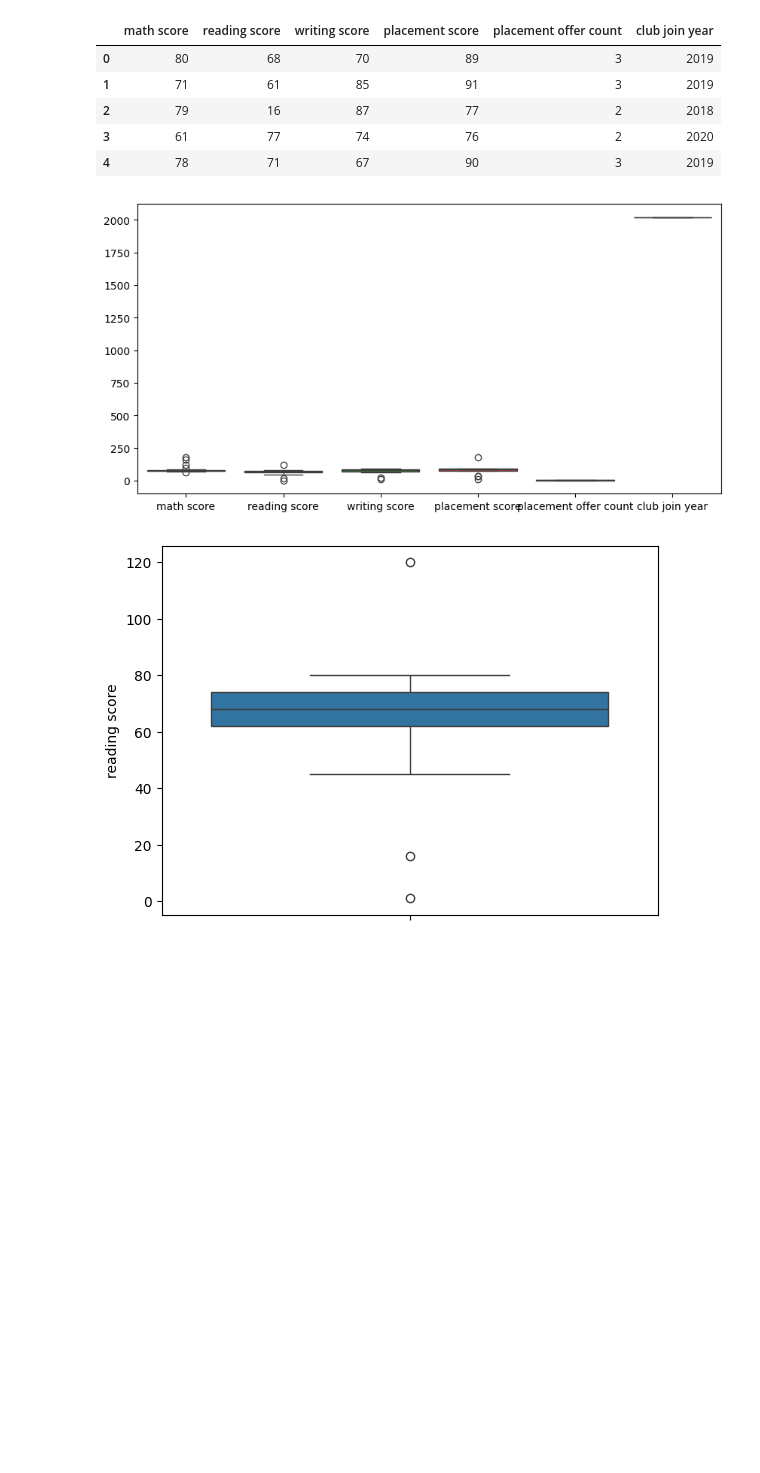
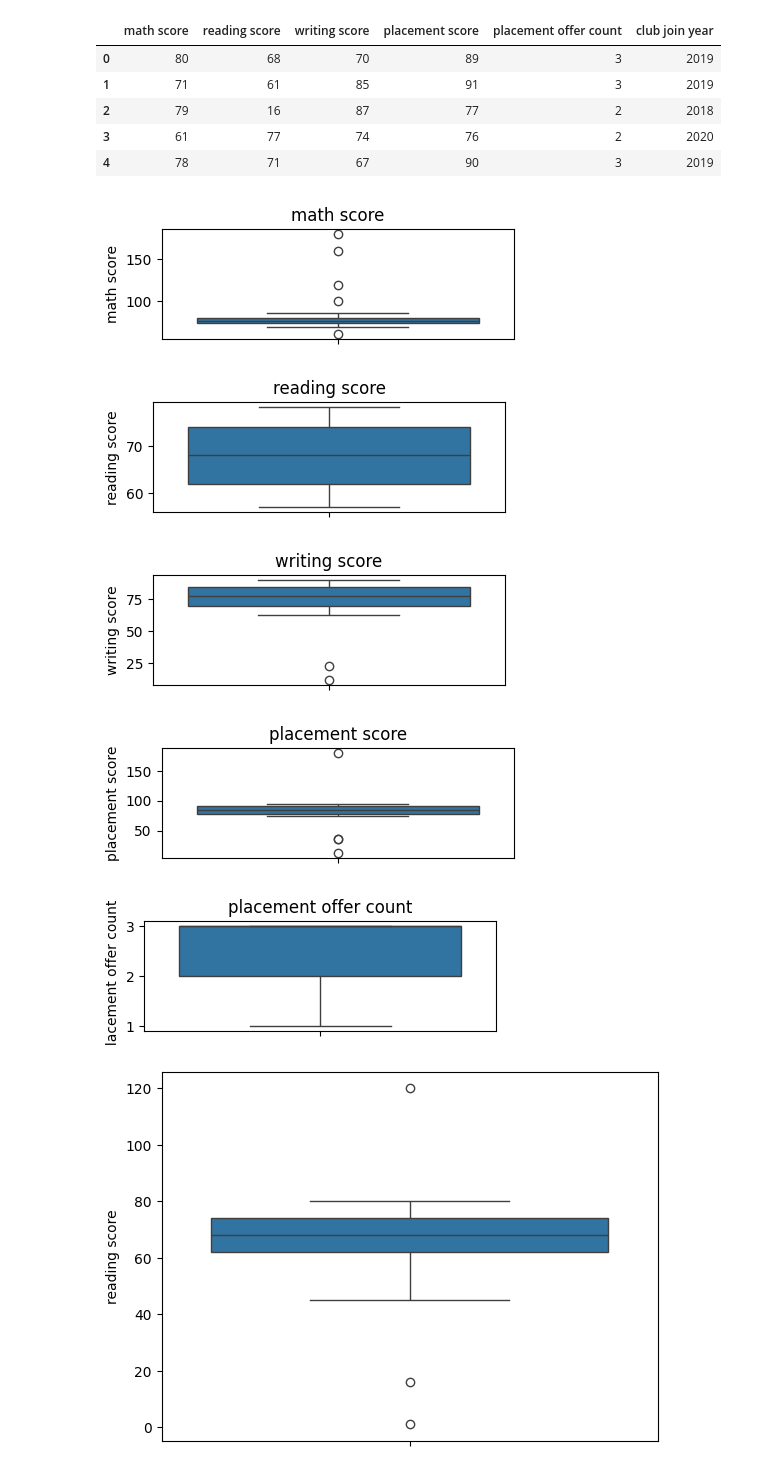
Before and after one commit to Shubham-tidke2005/dsbdal, a Jupyter notebook: 9_assig/1.ipynb, the cells around one changed output. Cells and saved outputs as stored; diff of their text form; code cells hidden in the pictures; blank space fills up the shorter version.

```diff
--- a/9_assig/1.ipynb
+++ b/9_assig/1.ipynb
@@ -20,11 +20,22 @@ df.head(5)
 | 4 | 78 | 71 | 67 | 90 | 3 | 2019 |
 # %%
 #plt.boxplot(df["reading score"])
-plt.figure(figsize=(10,5))
-sns.boxplot(data=df)
-plt.show()
+# plt.figure(figsize=(10,5))
+# sns.boxplot(data=df)
+# plt.show()
+
+
+for i in range(len(df.columns) - 1):
+    plt.figure(figsize=(10,10))
+    plt.subplot(6, 2, i+1)
+    sns.boxplot(df.iloc[:, i])
+    plt.title(f'{df.columns[i]}')
 # %% [output]
-[figure, old version]
+[figure, new version]
+[figure, added]
+[figure, added]
+[figure, added]
+[figure, added]
 # %%
 sns.boxplot(data=df["reading score"])
 plt.show()
```
Also changed, not shown: 11 other files.
